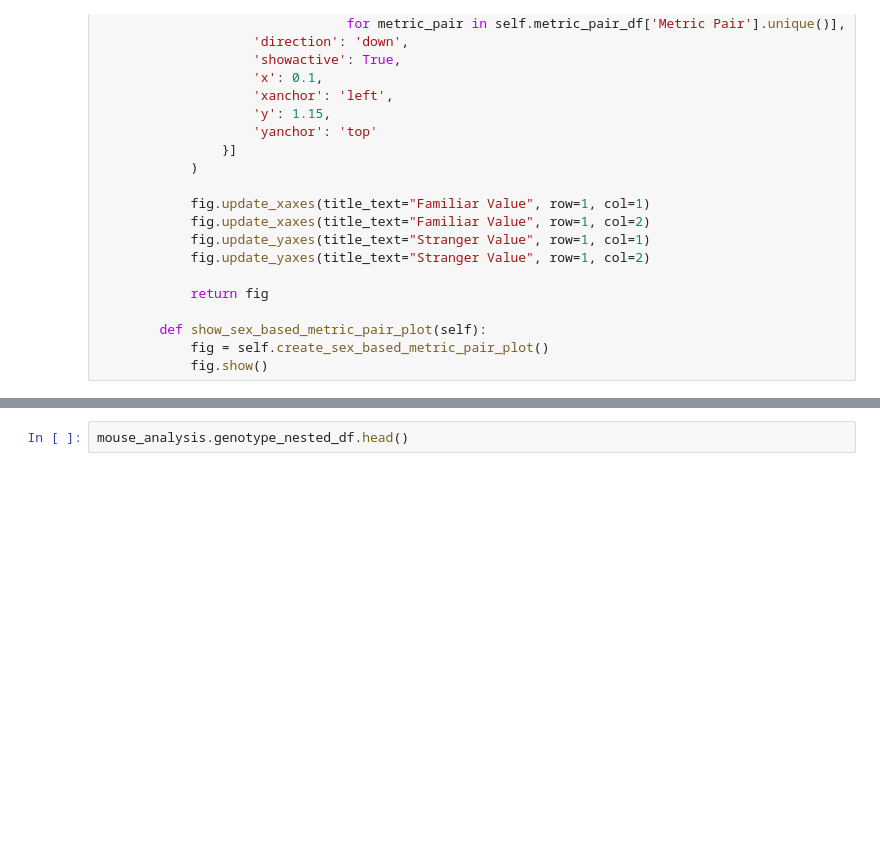
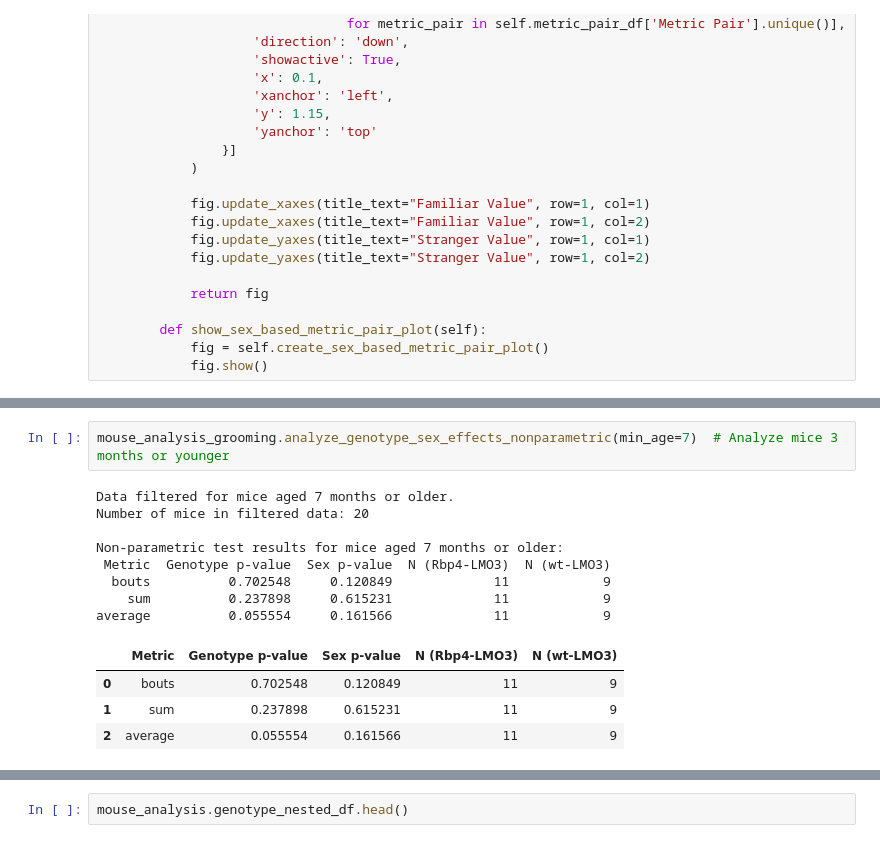
Before and after one commit to ecresp1el/ezpzmouseanalytics, a Jupyter notebook: notebooks/ezpz_analysis.ipynb, the cells around one changed output, grey strips where cells are left out. Drawn from its saved outputs; the diff is of its cells as text; blank space fills up the shorter version.

```diff
--- a/notebooks/ezpz_analysis.ipynb
+++ b/notebooks/ezpz_analysis.ipynb
@@ -825,0 +1377,15 @@ Columns after renaming: ['cohort', 'tag', 'toe', 'sex', 'dam', 'DOB', 'genotype'
+# %%
+mouse_analysis_grooming.analyze_genotype_sex_effects_nonparametric(min_age=7)  # Analyze mice 3 months or younger
+# %% [output]
+Data filtered for mice aged 7 months or older.
+Number of mice in filtered data: 20
+
+Non-parametric test results for mice aged 7 months or older:
+ Metric  Genotype p-value  Sex p-value  N (Rbp4-LMO3)  N (wt-LMO3)
+  bouts          0.702548     0.120849             11            9
+    sum          0.237898     0.615231             11            9
+average          0.055554     0.161566             11            9
+|  | Metric | Genotype p-value | Sex p-value | N (Rbp4-LMO3) | N (wt-LMO3) |
+| 0 | bouts | 0.702548 | 0.120849 | 11 | 9 |
+| 1 | sum | 0.237898 | 0.615231 | 11 | 9 |
+| 2 | average | 0.055554 | 0.161566 | 11 | 9 |
```
Also changed, not shown: parts of 10 cells of this notebook, 1 other file.
